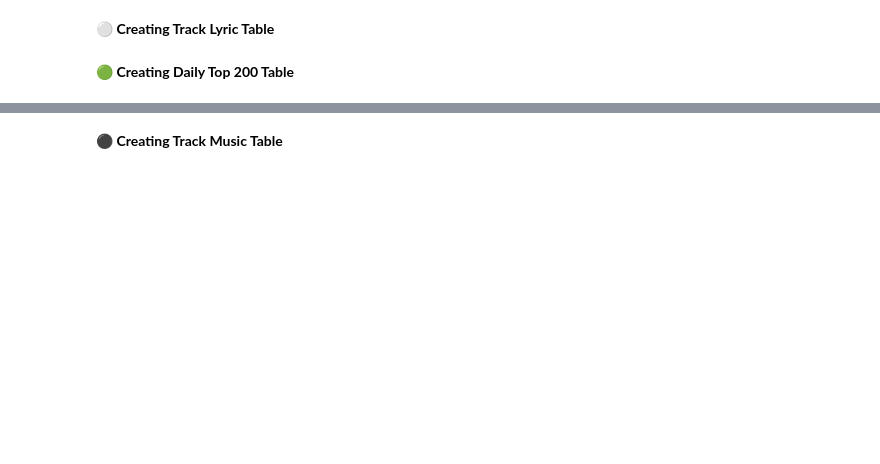
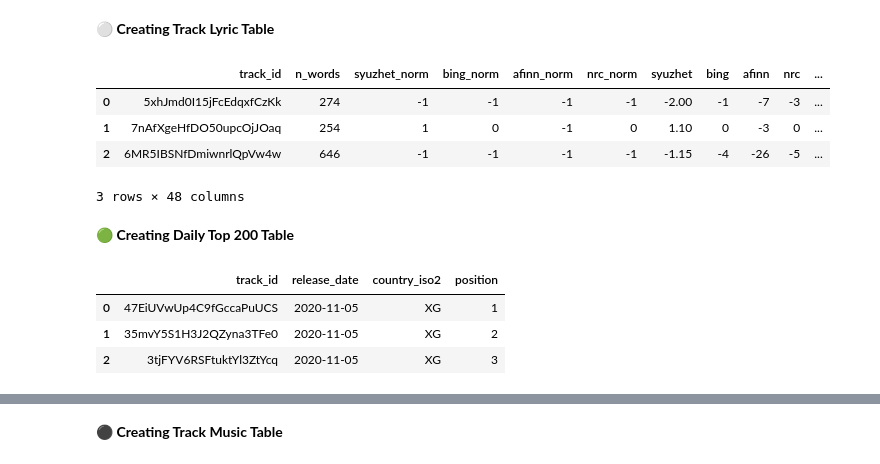
Before and after one commit to FarzanehSoltanzadeh/Spotify, a Jupyter notebook: 2_Database Creation/DataBase.ipynb, the cells around one changed output, grey strips where cells are left out. Saved outputs shown, nothing was run; the diff lists cells and outputs as text; code cells hidden in the pictures; blank space fills up the shorter version.

```diff
--- a/2_Database Creation/DataBase.ipynb
+++ b/2_Database Creation/DataBase.ipynb
@@ -256,3 +255,13 @@ IntegrityError: (mysql.connector.errors.IntegrityError) 1452 (23000): Cannot add
 # %% [markdown]
 ⚪ **Creating Track Lyric Table**
+# %%
+track_lyric_df = track_lyric.copy()
+track_lyric_df.drop("ldabing_norm_negative", axis = 1, inplace = True)
+track_lyric_df.head(3)
+# %% [output]
+|  | track_id | n_words | syuzhet_norm | bing_norm | afinn_norm | nrc_norm | syuzhet | bing | afinn | nrc | ... |
+| 0 | 5xhJmd0I15jFcEdqxfCzKk | 274 | -1 | -1 | -1 | -1 | -2.00 | -1 | -7 | -3 | ... |
+| 1 | 7nAfXgeHfDO50upcOjJOaq | 254 | 1 | 0 | -1 | 0 | 1.10 | 0 | -3 | 0 | ... |
+| 2 | 6MR5IBSNfDmiwnrlQpVw4w | 646 | -1 | -1 | -1 | -1 | -1.15 | -4 | -26 | -5 | ... |
+3 rows × 48 columns
 # %%
@@ -327,0 +324,9 @@ with engine.connect() as conn:
+# %%
+dailytop_df = dailytop200.copy()
+dailytop_df.rename(columns = {"pos": "position", 'date': 'release_date'}, inplace = True)
+dailytop_df.head(3)
+# %% [output]
+|  | track_id | release_date | country_iso2 | position |
+| 0 | 47EiUVwUp4C9fGccaPuUCS | 2020-11-05 | XG | 1 |
+| 1 | 35mvY5S1H3J2QZyna3TFe0 | 2020-11-05 | XG | 2 |
+| 2 | 3tjFYV6RSFtuktYl3ZtYcq | 2020-11-05 | XG | 3 |
```
Also changed, not shown: parts of 16 cells of this notebook.
